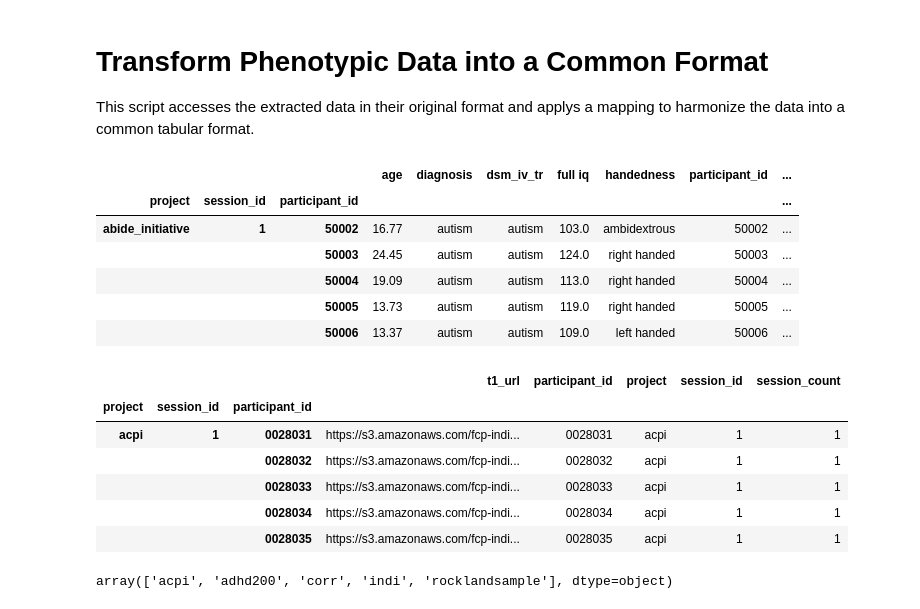
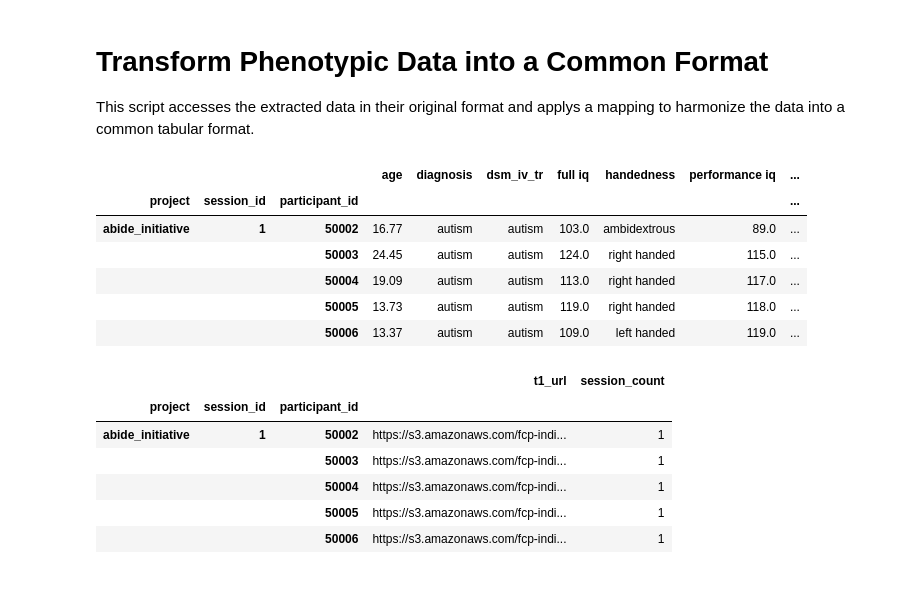
Before and after one commit to OpenNeuroLab/metasearch, a Jupyter notebook: crawler/transform.ipynb, the cells around one changed output. Saved outputs shown, nothing was run; the diff lists cells and outputs as text; code cells hidden in the pictures.

```diff
--- a/crawler/transform.ipynb
+++ b/crawler/transform.ipynb
@@ -103,32 +103,30 @@ for extract_dir in extract_dirs:
 meta_files = glob.glob(xfm_dir + '/*.csv')
 meta_list = list()
 for meta_file in meta_files:
-    df = pd.read_csv(meta_file)
+    df = pd.read_csv(meta_file, dtype={'session_id': 'str',
+                                       'participant_id': 'str'})
     meta_list.append(df)
-meta_df = pd.concat(meta_list).set_index(['project', 'session_id', 'participant_id'], drop=False)
-meta_df.head()
+meta_df = pd.concat(meta_list).set_index(['project', 'session_id', 'participant_id'])
+meta = meta_df.drop_duplicates()
+meta.head()
 # %% [output]
-|  |  |  | age | diagnosis | dsm_iv_tr | full iq | handedness | participant_id | ... |
+|  |  |  | age | diagnosis | dsm_iv_tr | full iq | handedness | performance iq | ... |
 | project | session_id | participant_id |  |  |  |  |  |  | ... |
-| abide_initiative | 1 | 50002 | 16.77 | autism | autism | 103.0 | ambidextrous | 50002 | ... |
-|  |  | 50003 | 24.45 | autism | autism | 124.0 | right handed | 50003 | ... |
-|  |  | 50004 | 19.09 | autism | autism | 113.0 | right handed | 50004 | ... |
-|  |  | 50005 | 13.73 | autism | autism | 119.0 | right handed | 50005 | ... |
-|  |  | 50006 | 13.37 | autism | autism | 109.0 | left handed | 50006 | ... |
+| abide_initiative | 1 | 50002 | 16.77 | autism | autism | 103.0 | ambidextrous | 89.0 | ... |
+|  |  | 50003 | 24.45 | autism | autism | 124.0 | right handed | 115.0 | ... |
+|  |  | 50004 | 19.09 | autism | autism | 113.0 | right handed | 117.0 | ... |
+|  |  | 50005 | 13.73 | autism | autism | 119.0 | right handed | 118.0 | ... |
+|  |  | 50006 | 13.37 | autism | autism | 109.0 | left handed | 119.0 | ... |
 # %%
 # Load the CSV with MRI URLs
 mri_path = os.path.abspath('clean-csv/all-session.csv')
-mri = pd.read_csv(mri_path).set_index(['project', 'session_id', 'participant_id'], drop=False)
+mri = pd.read_csv(mri_path).set_index(['project', 'session_id', 'participant_id'])
 mri.head()
 # %% [output]
-|  |  |  | t1_url | participant_id | project | session_id | session_count |
-| project | session_id | participant_id |  |  |  |  |  |
-| acpi | 1 | 0028031 | https://s3.amazonaws.com/fcp-indi... | 0028031 | acpi | 1 | 1 |
-|  |  | 0028032 | https://s3.amazonaws.com/fcp-indi... | 0028032 | acpi | 1 | 1 |
-|  |  | 0028033 | https://s3.amazonaws.com/fcp-indi... | 0028033 | acpi | 1 | 1 |
-|  |  | 0028034 | https://s3.amazonaws.com/fcp-indi... | 0028034 | acpi | 1 | 1 |
-|  |  | 0028035 | https://s3.amazonaws.com/fcp-indi... | 0028035 | acpi | 1 | 1 |
+|  |  |  | t1_url | session_count |
+| project | session_id | participant_id |  |  |
+| abide_initiative | 1 | 50002 | https://s3.amazonaws.com/fcp-indi... | 1 |
+|  |  | 50003 | https://s3.amazonaws.com/fcp-indi... | 1 |
+|  |  | 50004 | https://s3.amazonaws.com/fcp-indi... | 1 |
+|  |  | 50005 | https://s3.amazonaws.com/fcp-indi... | 1 |
+|  |  | 50006 | https://s3.amazonaws.com/fcp-indi... | 1 |
-# %%
-mri.project.unique()
-# %% [output]
-array(['acpi', 'adhd200', 'corr', 'indi', 'rocklandsample'], dtype=object)
```
Also changed, not shown: parts of 5 cells of this notebook, 4 other files.
